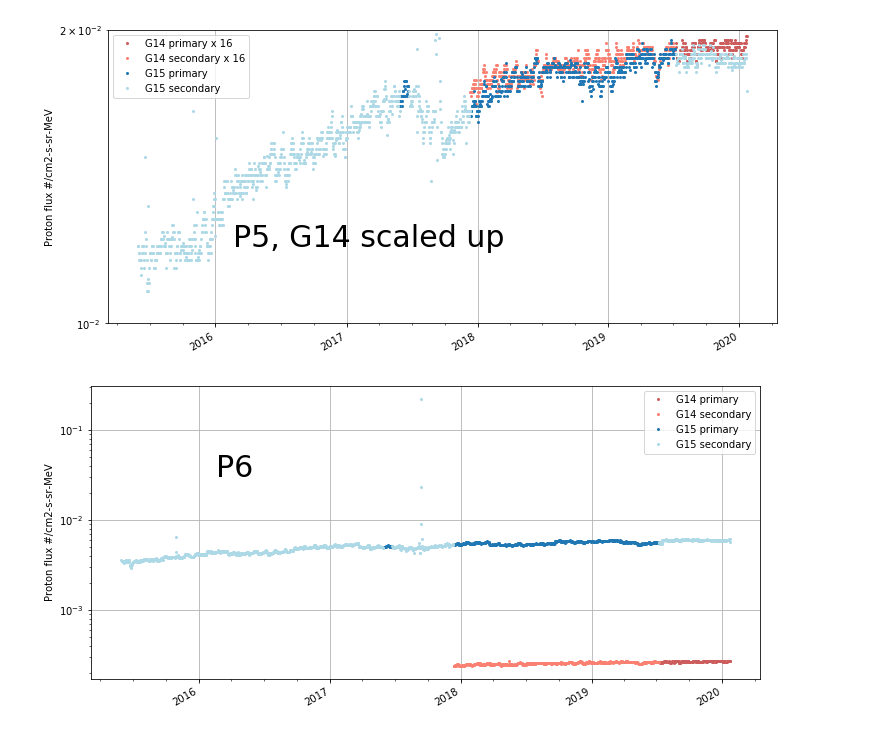
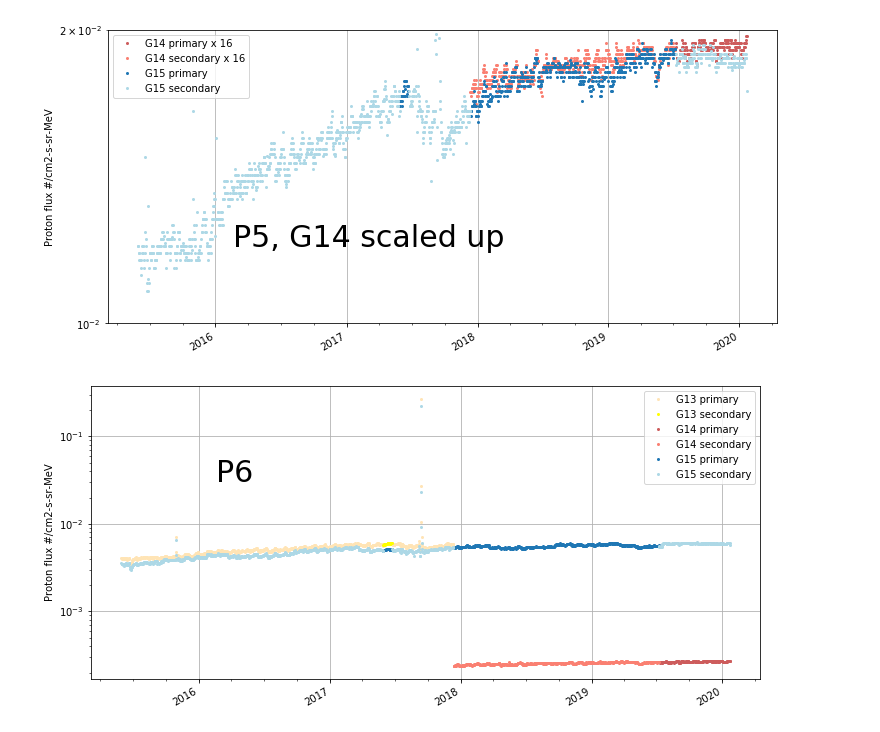
Before and after one commit to chandra-mta/mtanb, a Jupyter notebook: g16-hrc-proxy/goes-14.ipynb, the cells around one changed output. Drawn from its saved outputs; the diff is of its cells as text; code cells hidden in the pictures.

```diff
--- a/g16-hrc-proxy/goes-14.ipynb
+++ b/g16-hrc-proxy/goes-14.ipynb
@@ -120,6 +120,9 @@ plt.text(DateTime('2016:015:00:00:00').plotdate, 14.5, 'SECONDARY',
 plt.grid()
 # %% [output]
 [figure]
+# %%
+okp13 = t_primary['satellite'] == 13
+oks13 = t_secondary['satellite'] == 13
 # %%
 okp14 = t_primary['satellite'] == 14
 oks14 = t_secondary['satellite'] == 14
@@ -186,20 +199,25 @@ plt.grid()
 [figure]
 # %%
 plt.figure(figsize=(12, 6))
+# GOES 13
+plot_cxctime(times[okp13], t_primary['median_p6'][okp13], color='moccasin',
+             marker='o', ms='2', linestyle='None', label='G13 primary')
+plot_cxctime(times[oks13], t_secondary['median_p6'][oks13], color='yellow',
+             marker='o', ms='2', linestyle='None', label='G13 secondary')
 # GOES 14
 plot_cxctime(times[okp14], t_primary['median_p6'][okp14], color='indianred',
              marker='o', ms='2', linestyle='None', label='G14 primary')
 plot_cxctime(times[oks14], t_secondary['median_p6'][oks14], color='salmon',
              marker='o', ms='2', linestyle='None', label='G14 secondary')
 # GOES 15
 plot_cxctime(times[okp15], t_primary['median_p6'][okp15], color='C0',
              marker='o', ms='2', linestyle='None', label='G15 primary')
 plot_cxctime(times[oks15], t_secondary['median_p6'][oks15], color='lightblue',
              marker='o', ms='2', linestyle='None', label='G15 secondary')
 plt.yscale('log')
 plt.legend()
 plt.ylabel('Proton flux #/cm2-s-sr-MeV')
 plt.text(DateTime('2016:050:00:00:00').plotdate, 0.03, 'P6', fontsize=30, color='k');
 plt.grid()
 # %% [output]
-[figure, old version]
+[figure, new version]
```
Also changed, not shown: parts of 2 cells of this notebook.
